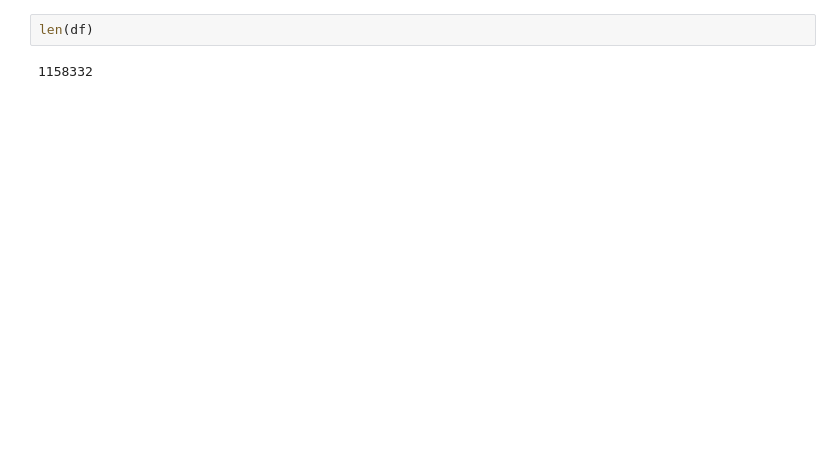
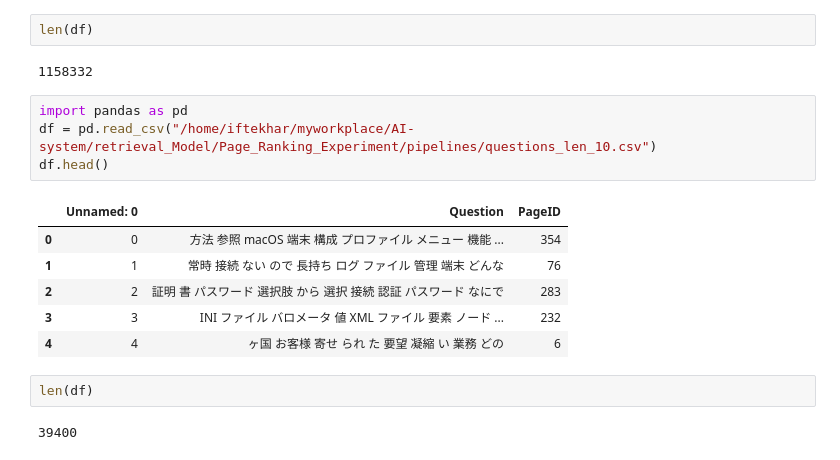
Before and after one commit to Iftekhar-mobin/AI-system, a Jupyter notebook: Helpers/Document Split and corpus creation.ipynb, the cells around one changed output. Drawn from its saved outputs; the diff is of its cells as text; blank space fills up the shorter version.

```diff
--- a/Helpers/Document Split and corpus creation.ipynb
+++ b/Helpers/Document Split and corpus creation.ipynb
@@ -217,3 +212,18 @@ df.head()
 len(df)
 # %% [output]
 1158332
+# %%
+import pandas as pd
+df = pd.read_csv("/home/iftekhar/myworkplace/AI-system/retrieval_Model/Page_Ranking_Experiment/pipelines/questions_len_10.csv")
+df.head()
+# %% [output]
+|  | Unnamed: 0 | Question | PageID |
+| 0 | 0 | 方法 参照 macOS 端末 構成 プロファイル メニュー 機能 ... | 354 |
+| 1 | 1 | 常時 接続 ない ので 長持ち ログ ファイル 管理 端末 どんな | 76 |
+| 2 | 2 | 証明 書 パスワード 選択肢 から 選択 接続 認証 パスワード なにで | 283 |
+| 3 | 3 | INI ファイル バロメータ 値 XML ファイル 要素 ノード ... | 232 |
+| 4 | 4 | ヶ国 お客様 寄せ られ た 要望 凝縮 い 業務 どの | 6 |
+# %%
+len(df)
+# %% [output]
+39400
```
Also changed, not shown: parts of 11 cells of this notebook, 9 other files.
